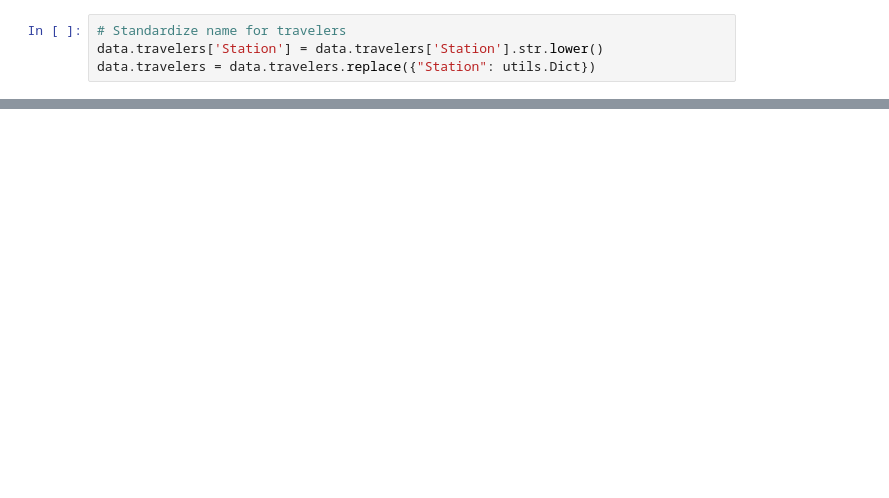
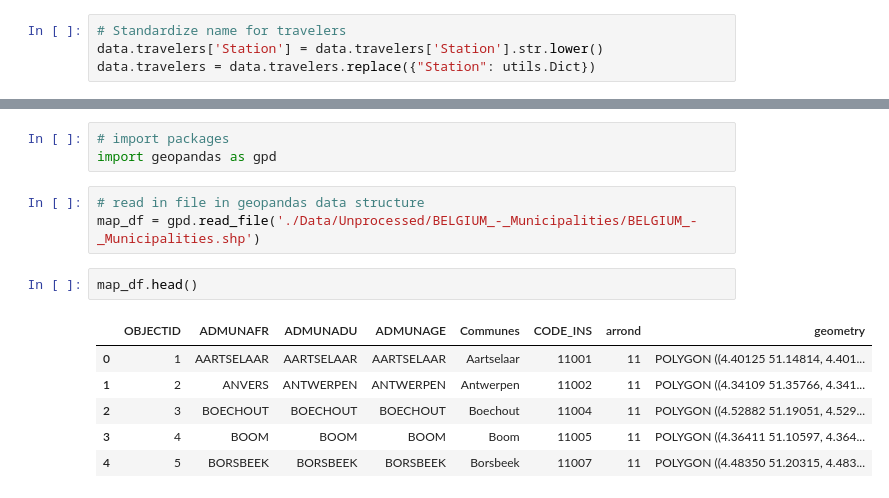
Before and after one commit to Seoyangsam/ACRM, a Jupyter notebook: src/Q21-22.ipynb, the cells around one changed output, grey strips where cells are left out. Saved outputs shown, nothing was run; the diff lists cells and outputs as text; blank space fills up the shorter version.

```diff
--- a/src/Q21-22.ipynb
+++ b/src/Q21-22.ipynb
@@ -23,0 +90,15 @@ data.travelers = data.travelers.replace({"Station": utils.Dict})
+# %%
+# import packages
+import geopandas as gpd
+# %%
+# read in file in geopandas data structure
+map_df = gpd.read_file('./Data/Unprocessed/BELGIUM_-_Municipalities/BELGIUM_-_Municipalities.shp')
+# %%
+map_df.head()
+# %% [output]
+|  | OBJECTID | ADMUNAFR | ADMUNADU | ADMUNAGE | Communes | CODE_INS | arrond | geometry |
+| 0 | 1 | AARTSELAAR | AARTSELAAR | AARTSELAAR | Aartselaar | 11001 | 11 | POLYGON ((4.40125 51.14814, 4.401... |
+| 1 | 2 | ANVERS | ANTWERPEN | ANTWERPEN | Antwerpen | 11002 | 11 | POLYGON ((4.34109 51.35766, 4.341... |
+| 2 | 3 | BOECHOUT | BOECHOUT | BOECHOUT | Boechout | 11004 | 11 | POLYGON ((4.52882 51.19051, 4.529... |
+| 3 | 4 | BOOM | BOOM | BOOM | Boom | 11005 | 11 | POLYGON ((4.36411 51.10597, 4.364... |
+| 4 | 5 | BORSBEEK | BORSBEEK | BORSBEEK | Borsbeek | 11007 | 11 | POLYGON ((4.48350 51.20315, 4.483... |
```
Also changed, not shown: parts of 11 cells of this notebook, 2 other files.
